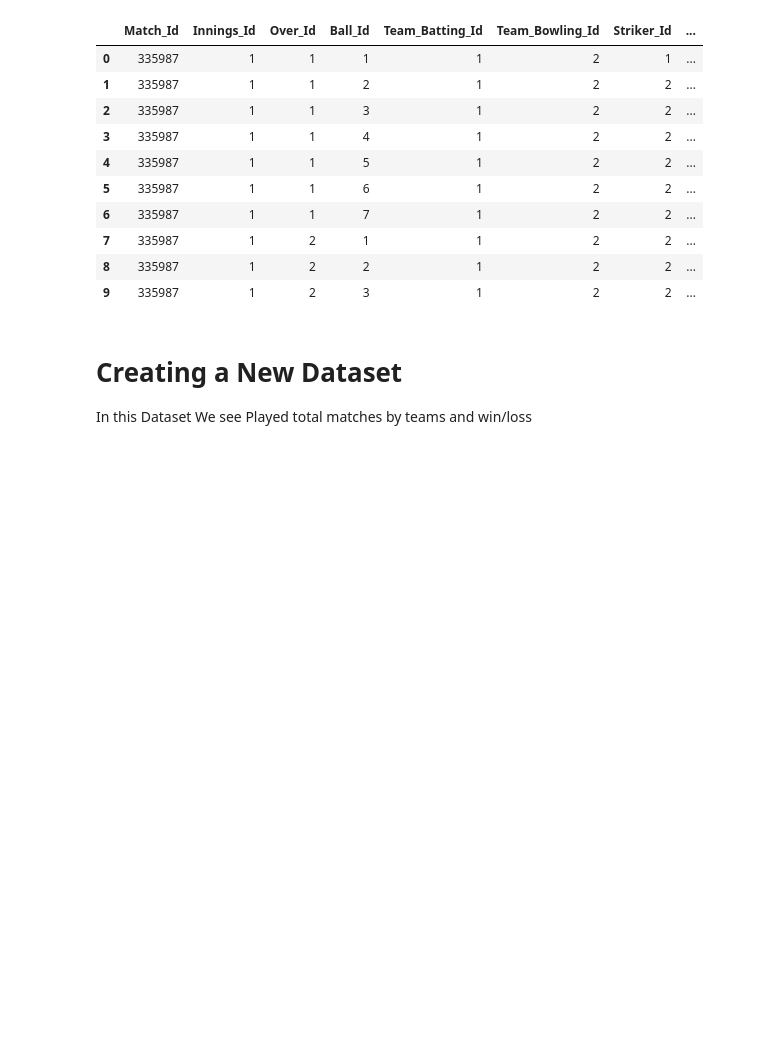
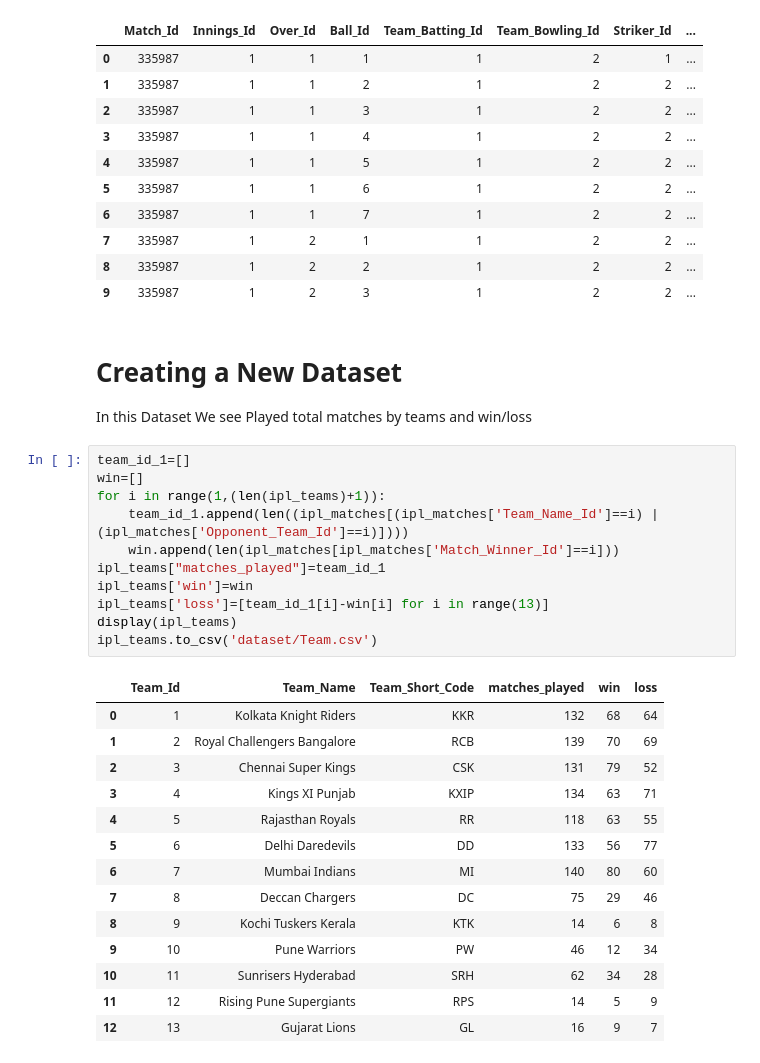
Before and after one commit to GK-SVG/IPL, a Jupyter notebook: IPL.ipynb, the cells around one changed output. Cells and saved outputs as stored; diff of their text form; blank space fills up the shorter version.

Commit message:
teams dataset creation

```diff
--- a/IPL.ipynb
+++ b/IPL.ipynb
@@ -94,3 +96,29 @@ display(ball_by_ball.head(10))
 # %% [markdown]
 # Creating a New Dataset
   In this Dataset We see Played total matches by teams and win/loss
+# %%
+team_id_1=[]
+win=[]
+for i in range(1,(len(ipl_teams)+1)):
+    team_id_1.append(len((ipl_matches[(ipl_matches['Team_Name_Id']==i) | (ipl_matches['Opponent_Team_Id']==i)])))
+    win.append(len(ipl_matches[ipl_matches['Match_Winner_Id']==i]))
+ipl_teams["matches_played"]=team_id_1
+ipl_teams['win']=win
+ipl_teams['loss']=[team_id_1[i]-win[i] for i in range(13)]
+display(ipl_teams)
+ipl_teams.to_csv('dataset/Team.csv')
+# %% [output]
+|  | Team_Id | Team_Name | Team_Short_Code | matches_played | win | loss |
+| 0 | 1 | Kolkata Knight Riders | KKR | 132 | 68 | 64 |
+| 1 | 2 | Royal Challengers Bangalore | RCB | 139 | 70 | 69 |
+| 2 | 3 | Chennai Super Kings | CSK | 131 | 79 | 52 |
+| 3 | 4 | Kings XI Punjab | KXIP | 134 | 63 | 71 |
+| 4 | 5 | Rajasthan Royals | RR | 118 | 63 | 55 |
+| 5 | 6 | Delhi Daredevils | DD | 133 | 56 | 77 |
+| 6 | 7 | Mumbai Indians | MI | 140 | 80 | 60 |
+| 7 | 8 | Deccan Chargers | DC | 75 | 29 | 46 |
+| 8 | 9 | Kochi Tuskers Kerala | KTK | 14 | 6 | 8 |
+| 9 | 10 | Pune Warriors | PW | 46 | 12 | 34 |
+| 10 | 11 | Sunrisers Hyderabad | SRH | 62 | 34 | 28 |
+| 11 | 12 | Rising Pune Supergiants | RPS | 14 | 5 | 9 |
+| 12 | 13 | Gujarat Lions | GL | 16 | 9 | 7 |
```
Also changed, not shown: parts of 1 cell of this notebook.
